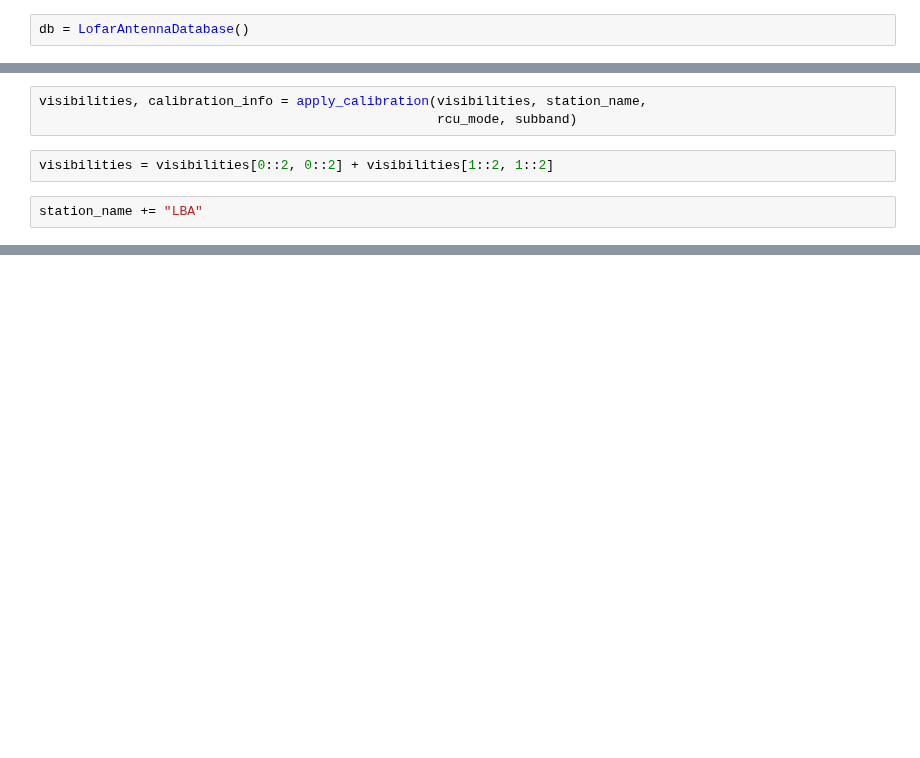
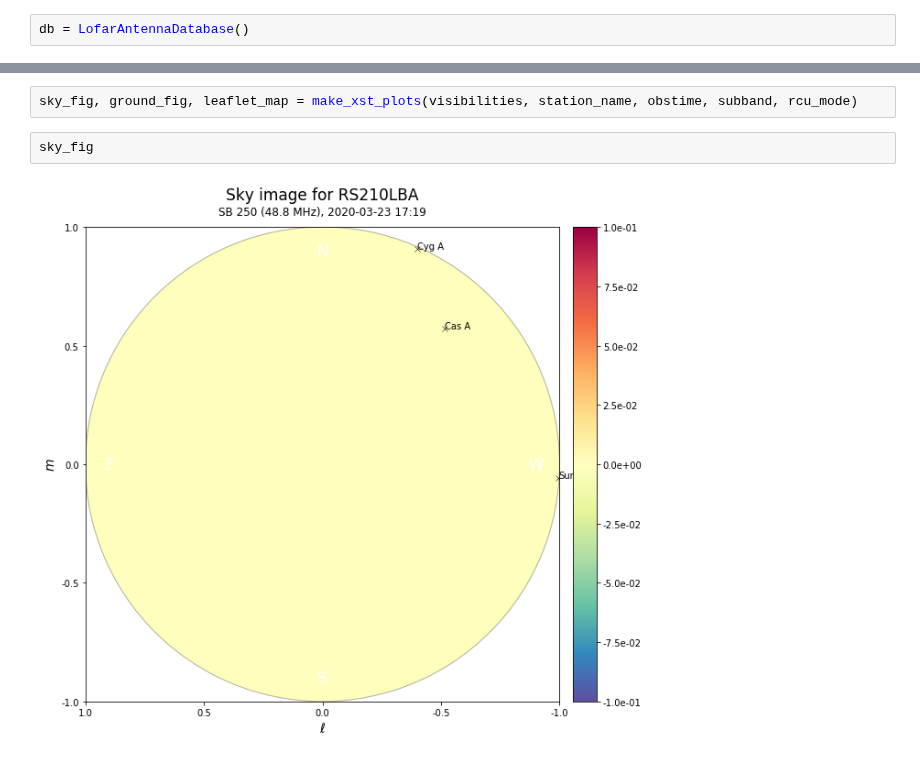
Before and after one commit to lofar-astron/lofarimaging, a Jupyter notebook: image_opcua.ipynb, the cells around one changed output, grey strips where cells are left out. Cells and saved outputs as stored; diff of their text form; blank space fills up the shorter version.

Commit message:
Refactor make_xst_plots to get array data

```diff
--- a/image_opcua.ipynb
+++ b/image_opcua.ipynb
@@ -90,7 +40,0 @@ fname = f"{obstime:%Y%m%d_%H%M%S}_{station_name}_SB{subband}"
-# %%
-visibilities, calibration_info = apply_calibration(visibilities, station_name,
-                                                   rcu_mode, subband)
-# %%
-visibilities = visibilities[0::2, 0::2] + visibilities[1::2, 1::2]
-# %%
-station_name += "LBA"
@@ -227,0 +41,6 @@ make_leaflet_map(folium_overlay, lon_center, lat_center, lon_min, lat_min, lon_m
+# %%
+sky_fig, ground_fig, leaflet_map = make_xst_plots(visibilities, station_name, obstime, subband, rcu_mode)
+# %%
+sky_fig
+# %% [output]
+[figure, added]
```
Also changed, not shown: parts of 53 cells of this notebook, 2 other files.
